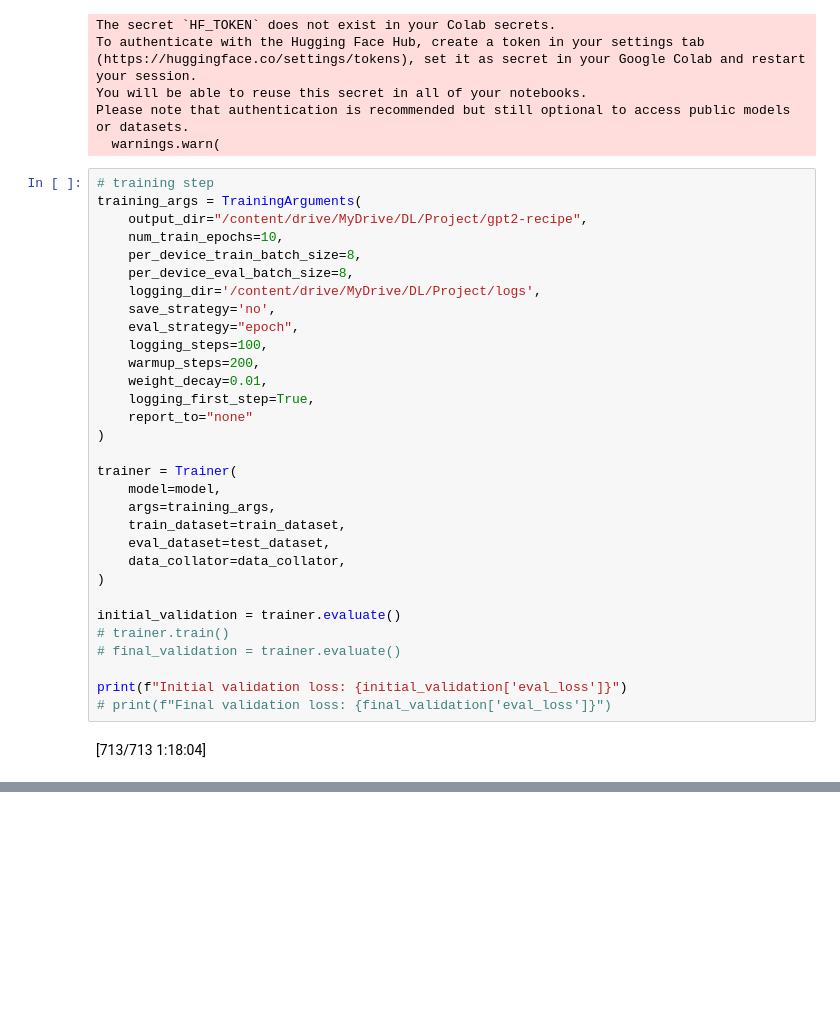
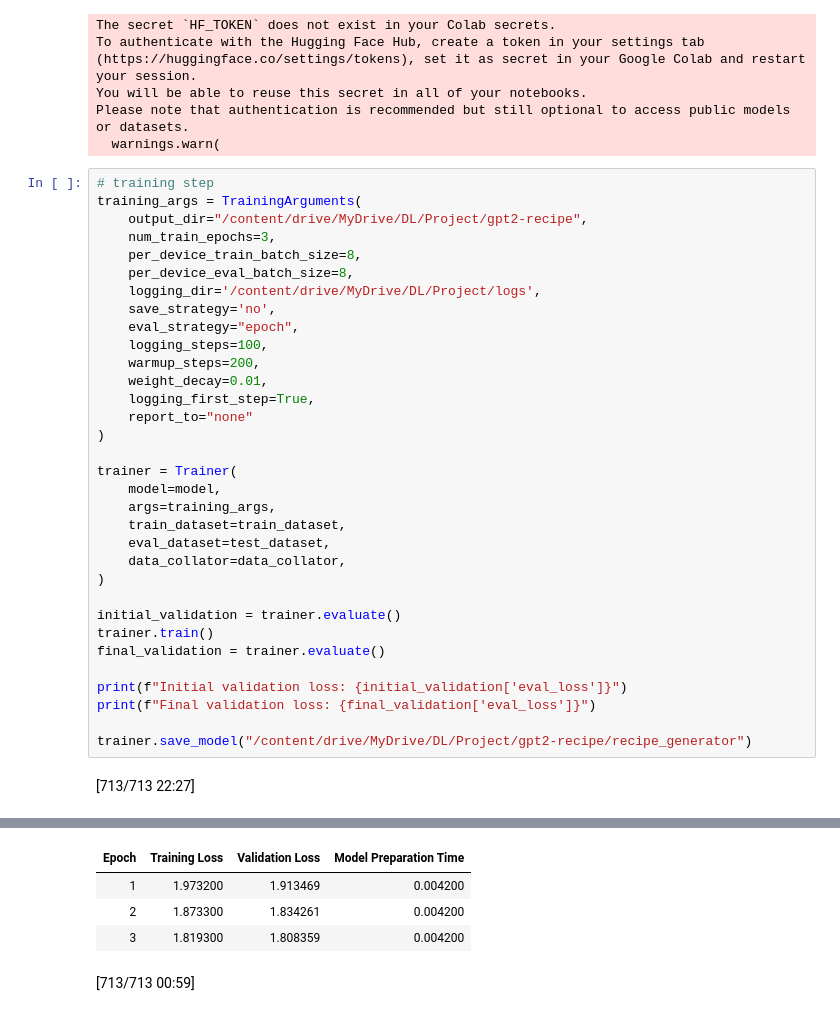
Before and after one commit to Areeb196/CS7643-DL-Project, a Jupyter notebook: gpt2.ipynb, the cells around one changed output, grey strips where cells are left out. Drawn from its saved outputs; the diff is of its cells as text; blank space fills up the shorter version.

```diff
--- a/gpt2.ipynb
+++ b/gpt2.ipynb
@@ -71,7 +71,7 @@ Please note that authentication is recommended but still optional to access publ
 # training step
 training_args = TrainingArguments(
     output_dir="/content/drive/MyDrive/DL/Project/gpt2-recipe",
-    num_train_epochs=10,
+    num_train_epochs=3,
     per_device_train_batch_size=8,
     per_device_eval_batch_size=8,
     logging_dir='/content/drive/MyDrive/DL/Project/logs',
@@ -93,10 +93,12 @@ trainer = Trainer(
 )
 
 initial_validation = trainer.evaluate()
-# trainer.train()
-# final_validation = trainer.evaluate()
+trainer.train()
+final_validation = trainer.evaluate()
 
 print(f"Initial validation loss: {initial_validation['eval_loss']}")
-# print(f"Final validation loss: {final_validation['eval_loss']}")
+print(f"Final validation loss: {final_validation['eval_loss']}")
+
+trainer.save_model("/content/drive/MyDrive/DL/Project/gpt2-recipe/recipe_generator")
 # %% [output]
-[713/713 1:18:04]
+[713/713 22:27]
@@ -103,0 +106,5 @@ Initial validation loss: 2.8516454696655273
+| Epoch | Training Loss | Validation Loss | Model Preparation Time |
+| 1 | 1.973200 | 1.913469 | 0.004200 |
+| 2 | 1.873300 | 1.834261 | 0.004200 |
+| 3 | 1.819300 | 1.808359 | 0.004200 |
+[713/713 00:59]
```
Also changed, not shown: parts of 5 cells of this notebook.
